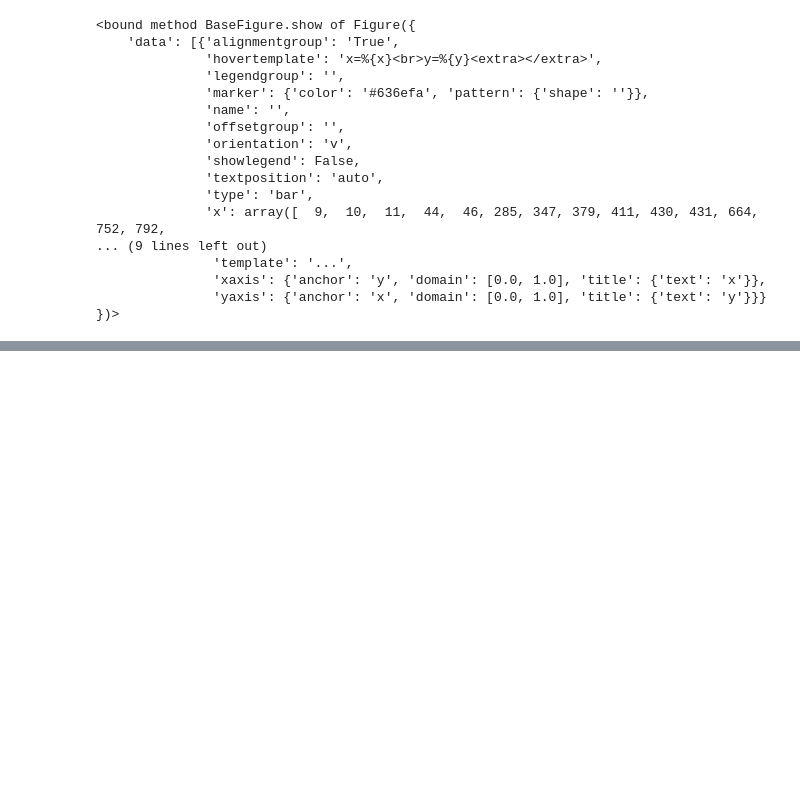
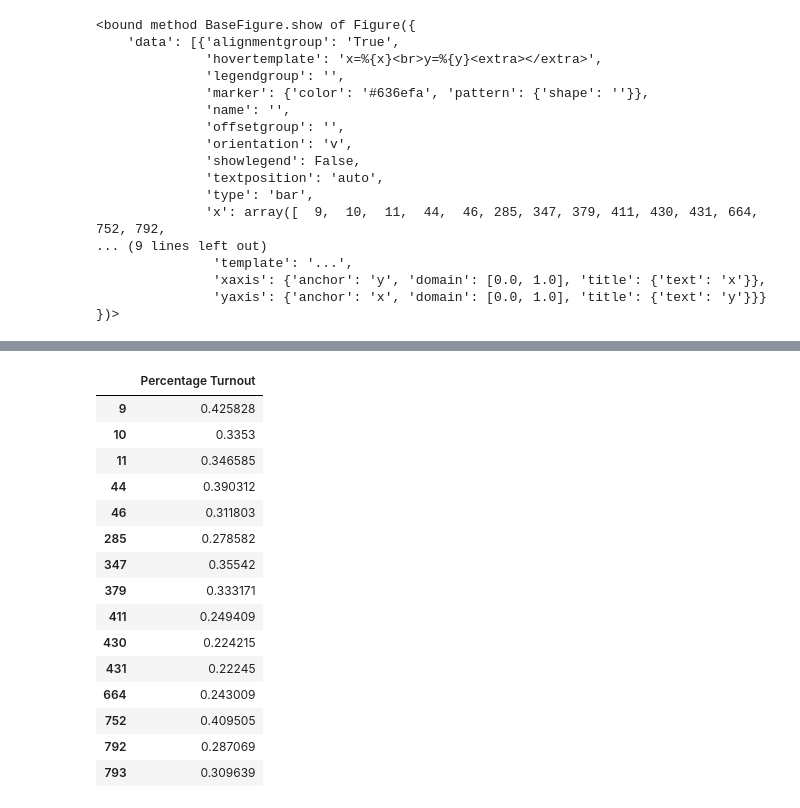
Before and after one commit to ywiamnog/Datathon-2023, a Jupyter notebook: turnout.ipynb, the cells around one changed output, grey strips where cells are left out. Saved outputs shown, nothing was run; the diff lists cells and outputs as text; code cells hidden in the pictures; blank space fills up the shorter version.

```diff
--- a/turnout.ipynb
+++ b/turnout.ipynb
@@ -95,0 +153,23 @@ fig.show
+# %%
+# Targeted precincts turnout
+targeted_turnout = pd.DataFrame(columns=['Percentage Turnout'], index=targeted)
+for precinct in targeted_turnout.index:
+    targeted_turnout.loc[precinct, 'Percentage Turnout'] = turnout.loc[precinct, 'Total Turnout'] / turnout.loc[precinct, 'Total Registered']
+targeted_turnout
+# %% [output]
+|  | Percentage Turnout |
+| 9 | 0.425828 |
+| 10 | 0.3353 |
+| 11 | 0.346585 |
+| 44 | 0.390312 |
+| 46 | 0.311803 |
+| 285 | 0.278582 |
+| 347 | 0.35542 |
+| 379 | 0.333171 |
+| 411 | 0.249409 |
+| 430 | 0.224215 |
+| 431 | 0.22245 |
+| 664 | 0.243009 |
+| 752 | 0.409505 |
+| 792 | 0.287069 |
+| 793 | 0.309639 |
```
Also changed, not shown: parts of 8 cells of this notebook.
